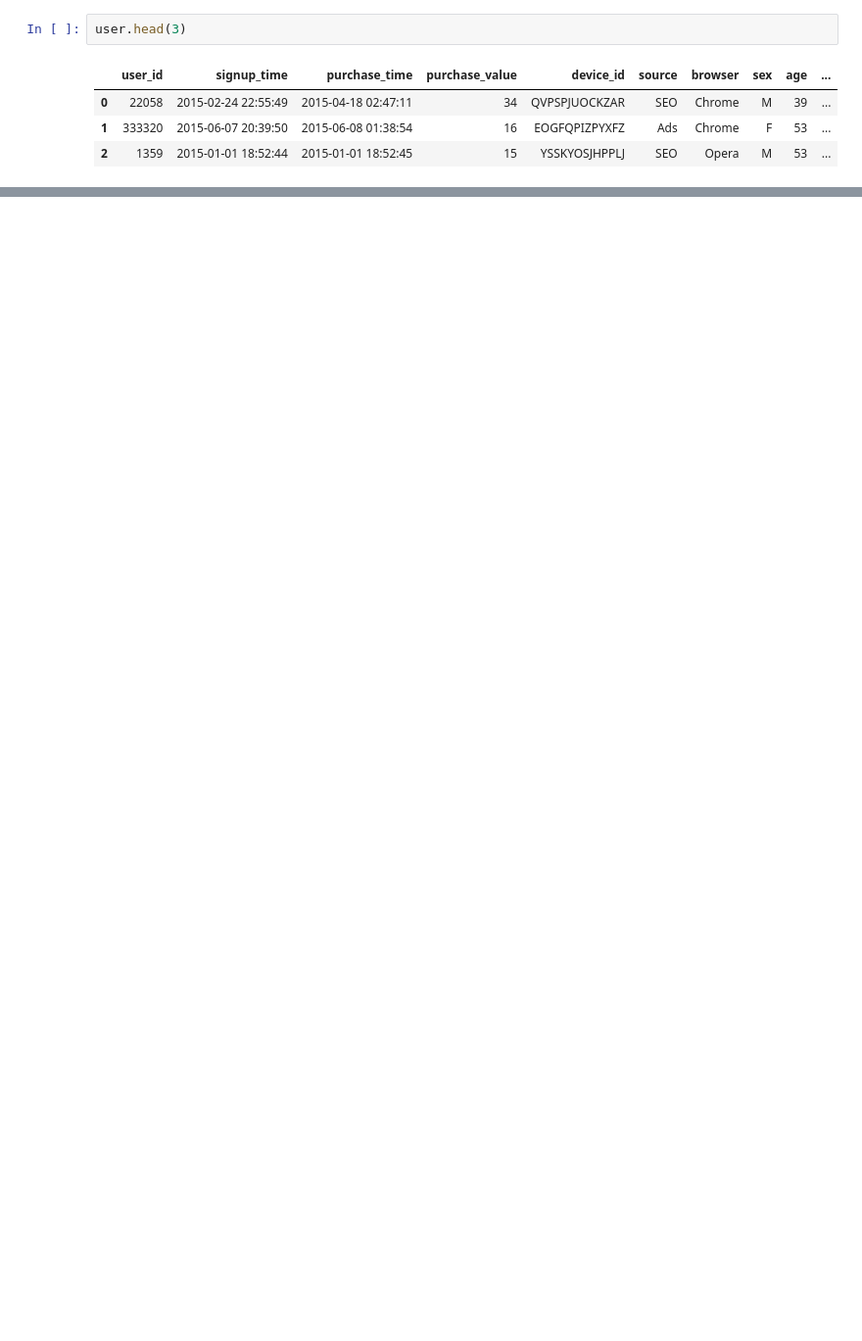
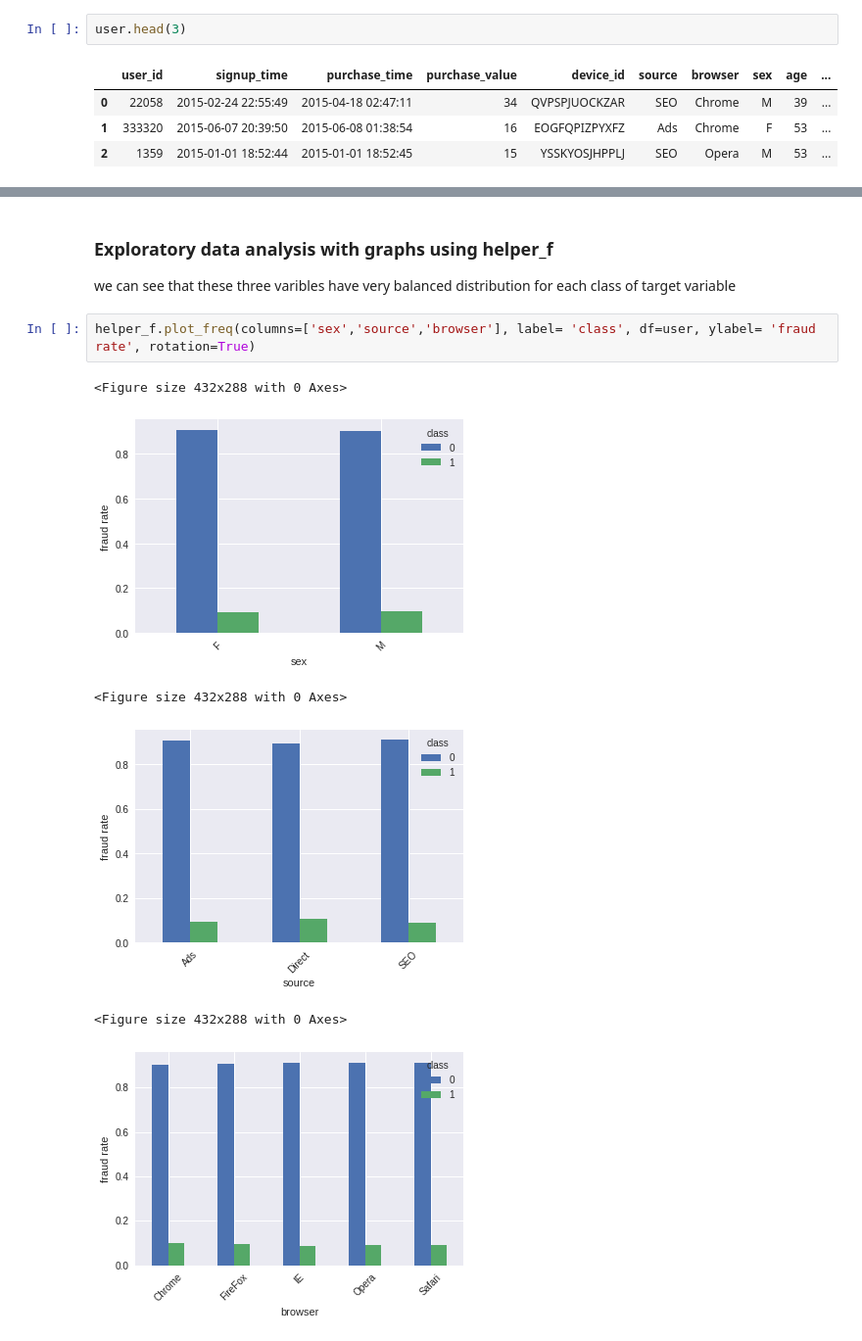
Before and after one commit to fdas3213/data-challenges, a Jupyter notebook: fraudulant activity/fraudulant activity.ipynb, the cells around one changed output, grey strips where cells are left out. Shown at 98% size. Saved outputs shown, nothing was run; the diff lists cells and outputs as text; blank space fills up the shorter version.

Commit message:
finished fraud

```diff
--- a/fraudulant activity/fraudulant activity.ipynb
+++ b/fraudulant activity/fraudulant activity.ipynb
@@ -62,0 +103,13 @@ user.head()
+# %% [markdown]
+### Exploratory data analysis with graphs using helper_f
+
+we can see that these three varibles have very balanced distribution for each class of target variable
+# %%
+helper_f.plot_freq(columns=['sex','source','browser'], label= 'class', df=user, ylabel= 'fraud rate', rotation=True)
+# %% [output]
+<Figure size 432x288 with 0 Axes>
+[figure, added]
+<Figure size 432x288 with 0 Axes>
+[figure, added]
+<Figure size 432x288 with 0 Axes>
+[figure, added]
```
Also changed, not shown: parts of 22 cells of this notebook, 1 other file.
